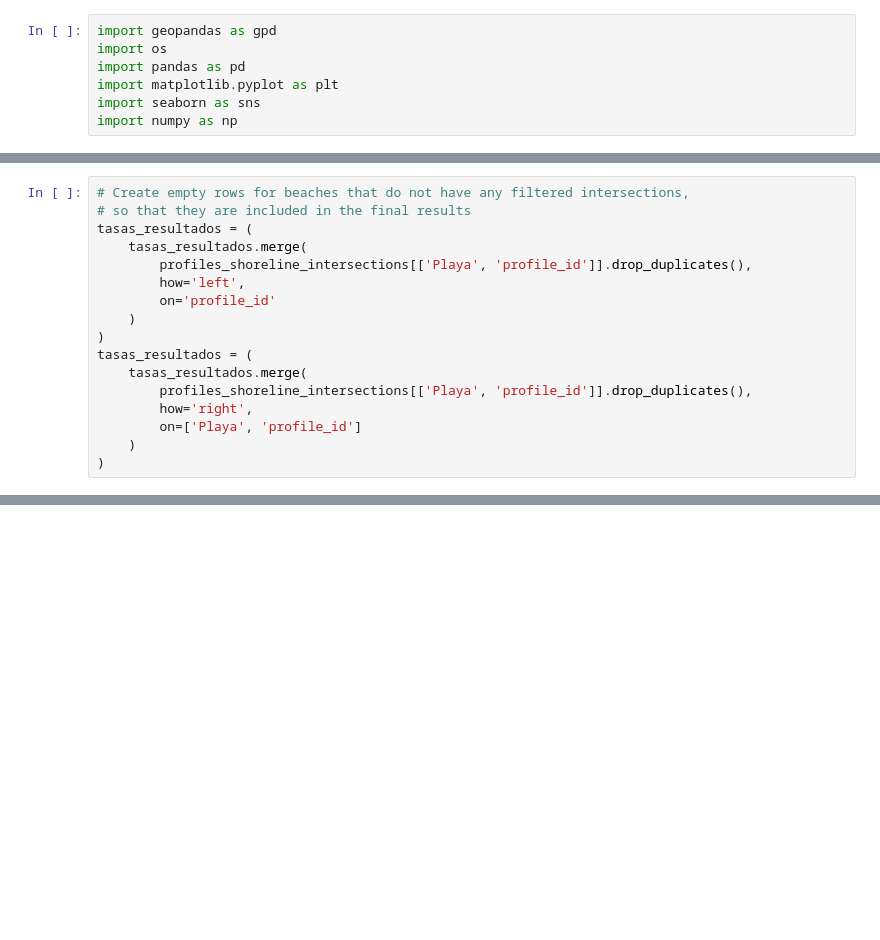
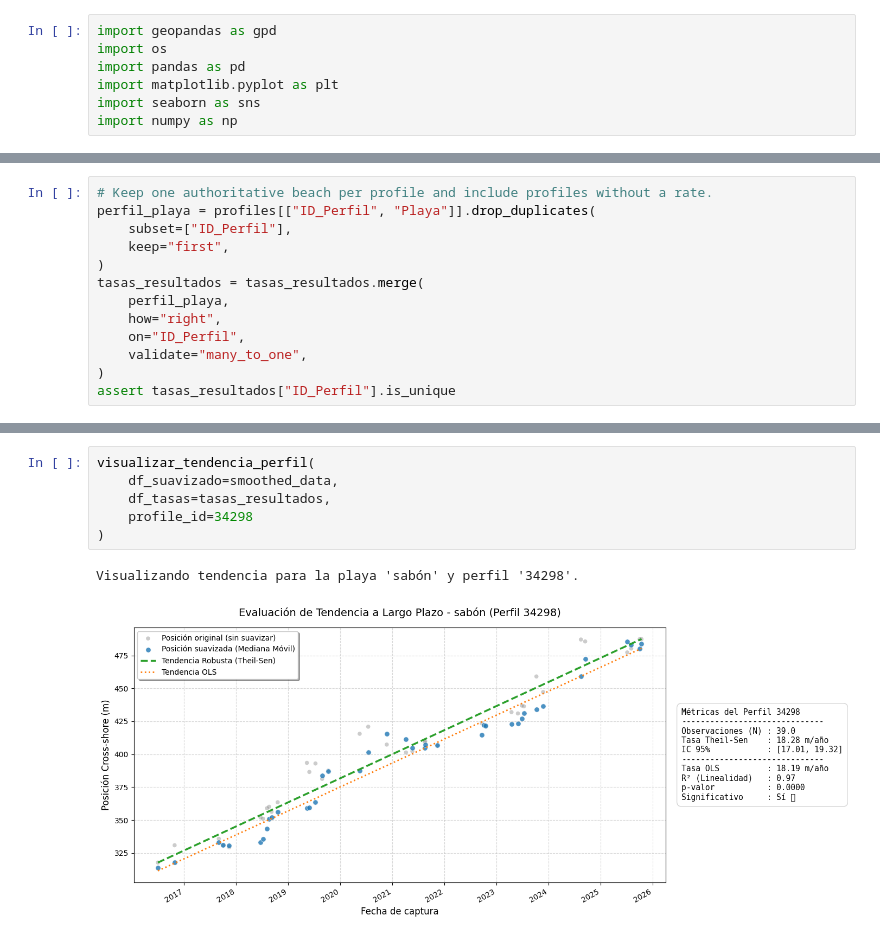
Before and after one commit to AlbertGallegoJimenez/macrotidal_coastal_rates, a Jupyter notebook: nb_process_profiles_and_calc_tasas.ipynb, the cells around one changed output, grey strips where cells are left out. Saved outputs shown, nothing was run; the diff lists cells and outputs as text; blank space fills up the shorter version.

```diff
--- a/nb_process_profiles_and_calc_tasas.ipynb
+++ b/nb_process_profiles_and_calc_tasas.ipynb
@@ -163,19 +257,15 @@ profiles_shoreline_intersections['is_filtered'] = (
     .astype(int)
 )
 # %%
-# Create empty rows for beaches that do not have any filtered intersections,
-# so that they are included in the final results
-tasas_resultados = (
-    tasas_resultados.merge(
-        profiles_shoreline_intersections[['Playa', 'profile_id']].drop_duplicates(),
-        how='left',
-        on='profile_id'
-    )
+# Keep one authoritative beach per profile and include profiles without a rate.
+perfil_playa = profiles[["ID_Perfil", "Playa"]].drop_duplicates(
+    subset=["ID_Perfil"],
+    keep="first",
 )
-tasas_resultados = (
-    tasas_resultados.merge(
-        profiles_shoreline_intersections[['Playa', 'profile_id']].drop_duplicates(),
-        how='right',
-        on=['Playa', 'profile_id']
-    )
+tasas_resultados = tasas_resultados.merge(
+    perfil_playa,
+    how="right",
+    on="ID_Perfil",
+    validate="many_to_one",
 )
+assert tasas_resultados["ID_Perfil"].is_unique
@@ -181,0 +478,9 @@ tasas_resultados = (
+# %%
+visualizar_tendencia_perfil(
+    df_suavizado=smoothed_data,
+    df_tasas=tasas_resultados,
+    profile_id=34298
+)
+# %% [output]
+Visualizando tendencia para la playa 'sabón' y perfil '34298'.
+[figure, added]
```
Also changed, not shown: parts of 12 cells of this notebook.
